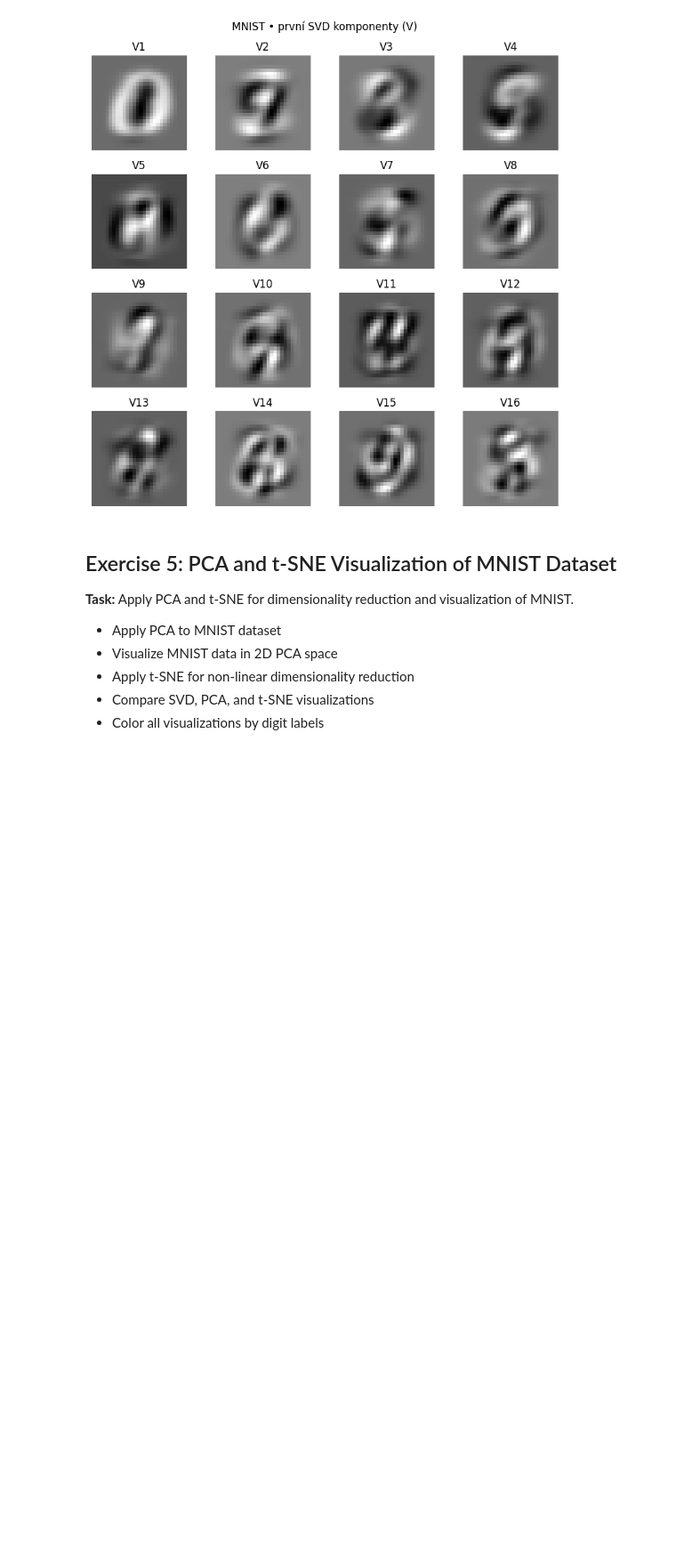
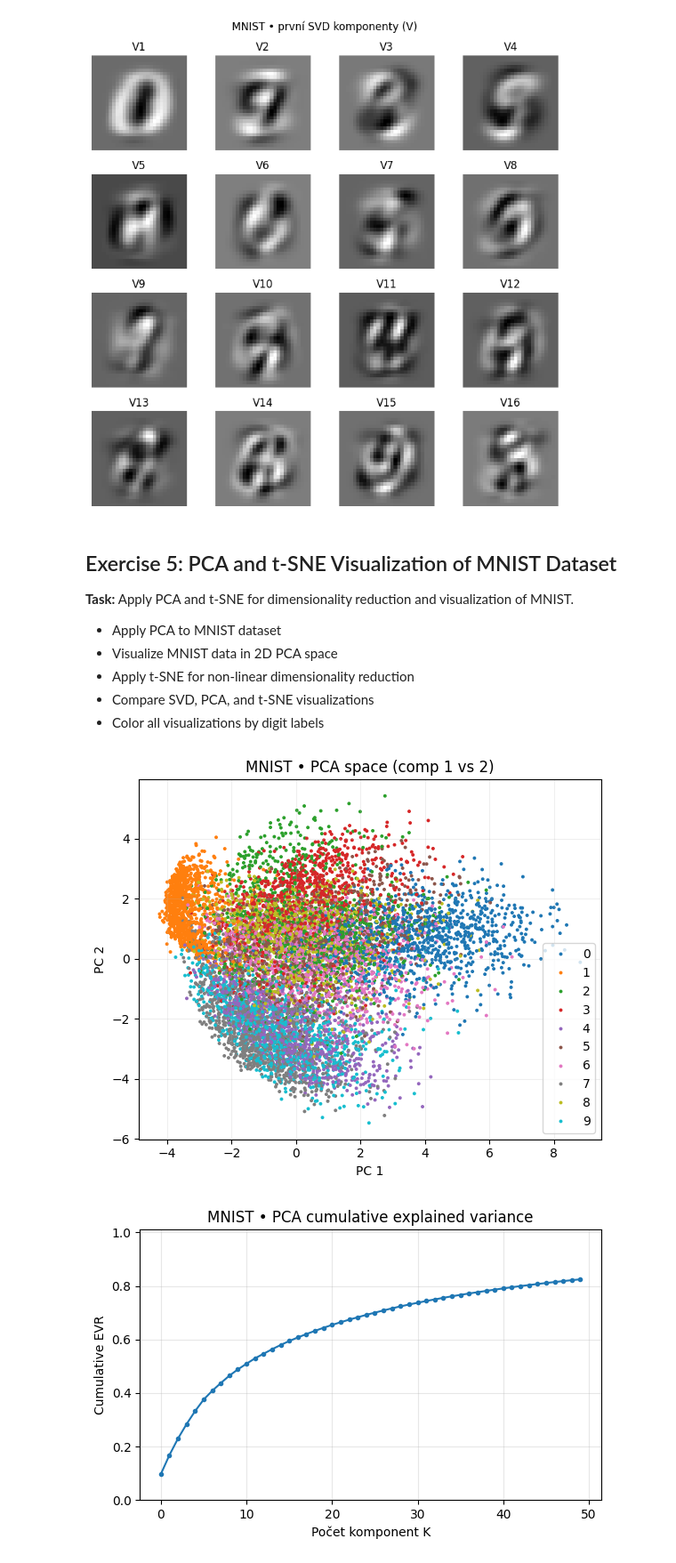
Before and after one commit to Kudl1k/su, a Jupyter notebook: ml_05.ipynb, the cells around one changed output. Shown at 89% size. Saved outputs shown, nothing was run; the diff lists cells and outputs as text; code cells hidden in the pictures; blank space fills up the shorter version.

```diff
--- a/ml_05.ipynb
+++ b/ml_05.ipynb
@@ -469,3 +470,50 @@ if mnist["img_shape"] is not None:
 - Apply t-SNE for non-linear dimensionality reduction
 - Compare SVD, PCA, and t-SNE visualizations
 - Color all visualizations by digit labels
+# %%
+# PCA on MNIST and 2D visualization
+from sklearn.decomposition import PCA
+
+# Data
+Xc = mnist["Xc"]
+y = mnist["y"]
+
+# Compute PCA (keep up to 50 components for downstream tasks)
+Kp = min(50, min(Xc.shape) - 1)
+pca = PCA(n_components=Kp, svd_solver="randomized", random_state=0)
+Z_pca = pca.fit_transform(Xc)
+EVR_pca = pca.explained_variance_ratio_
+
+# Store for later reuse
+mnist_pca = {"Z": Z_pca, "EVR": EVR_pca}
+
+# Subsample for fast scatter
+max_points = 10000
+n = Z_pca.shape[0]
+idx = np.arange(n)
+if n > max_points:
+    rng = np.random.default_rng(0)
+    idx = rng.choice(n, size=max_points, replace=False)
+
+palette = sns.color_palette("tab10", 10)
+
+# 2D scatter in PCA space
+plt.figure(figsize=(6,5))
+sns.scatterplot(x=Z_pca[idx, 0], y=Z_pca[idx, 1], hue=y[idx], palette=palette, s=8, linewidth=0, legend=True)
+plt.title("MNIST • PCA space (comp 1 vs 2)")
+plt.xlabel("PC 1"); plt.ylabel("PC 2"); plt.grid(True, alpha=0.2)
+plt.tight_layout()
+plt.show()
+
+# Cumulative EVR for PCA
+plt.figure(figsize=(6,4))
+plt.plot(np.cumsum(EVR_pca), marker='.')
+plt.title("MNIST • PCA cumulative explained variance")
+plt.xlabel("Počet komponent K")
+plt.ylabel("Cumulative EVR")
+plt.ylim(0, 1.01); plt.grid(True, alpha=0.3)
+plt.tight_layout()
+plt.show()
+# %% [output]
+[figure, added]
+[figure, added]
```
Also changed, not shown: parts of 6 cells of this notebook, 15 other files.
